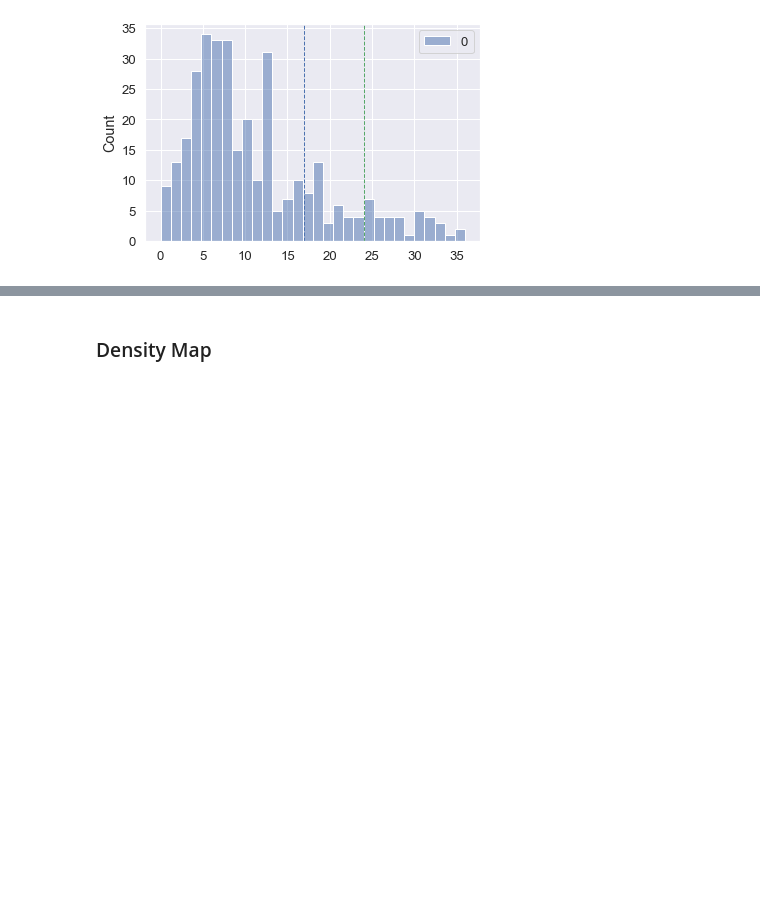
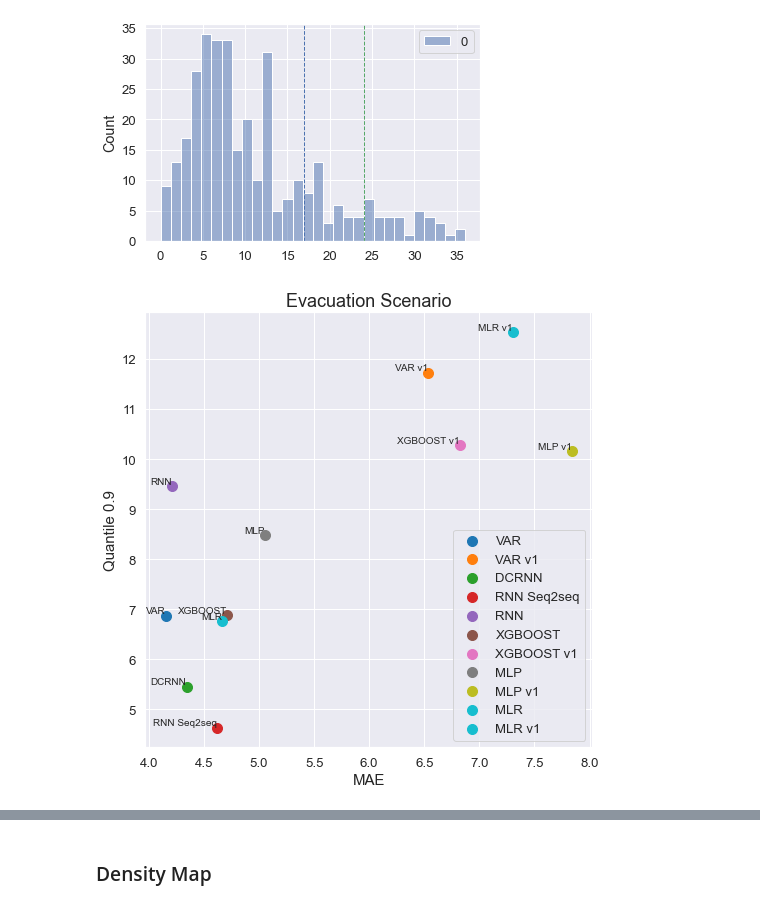
Before and after one commit to WaimenMak/Benchmarking-Crowd-Flow-Prediction, a Jupyter notebook: Scenario Processing.ipynb, the cells around one changed output, grey strips where cells are left out. Cells and saved outputs as stored; diff of their text form; code cells hidden in the pictures; blank space fills up the shorter version.

```diff
--- a/Scenario Processing.ipynb
+++ b/Scenario Processing.ipynb
@@ -1123,3 +1152,7 @@ def plot_stripplot(L1, L2, models, save=False):
+# %%
+plot_weighted_loss_dot(l1, l3, model_names)
+# %% [output]
+[figure, added]
 # %%
 plot_stripplot(l1, l3, model_names)
 # %% [output]
```
Also changed, not shown: parts of 25 cells of this notebook, 1 other file.
